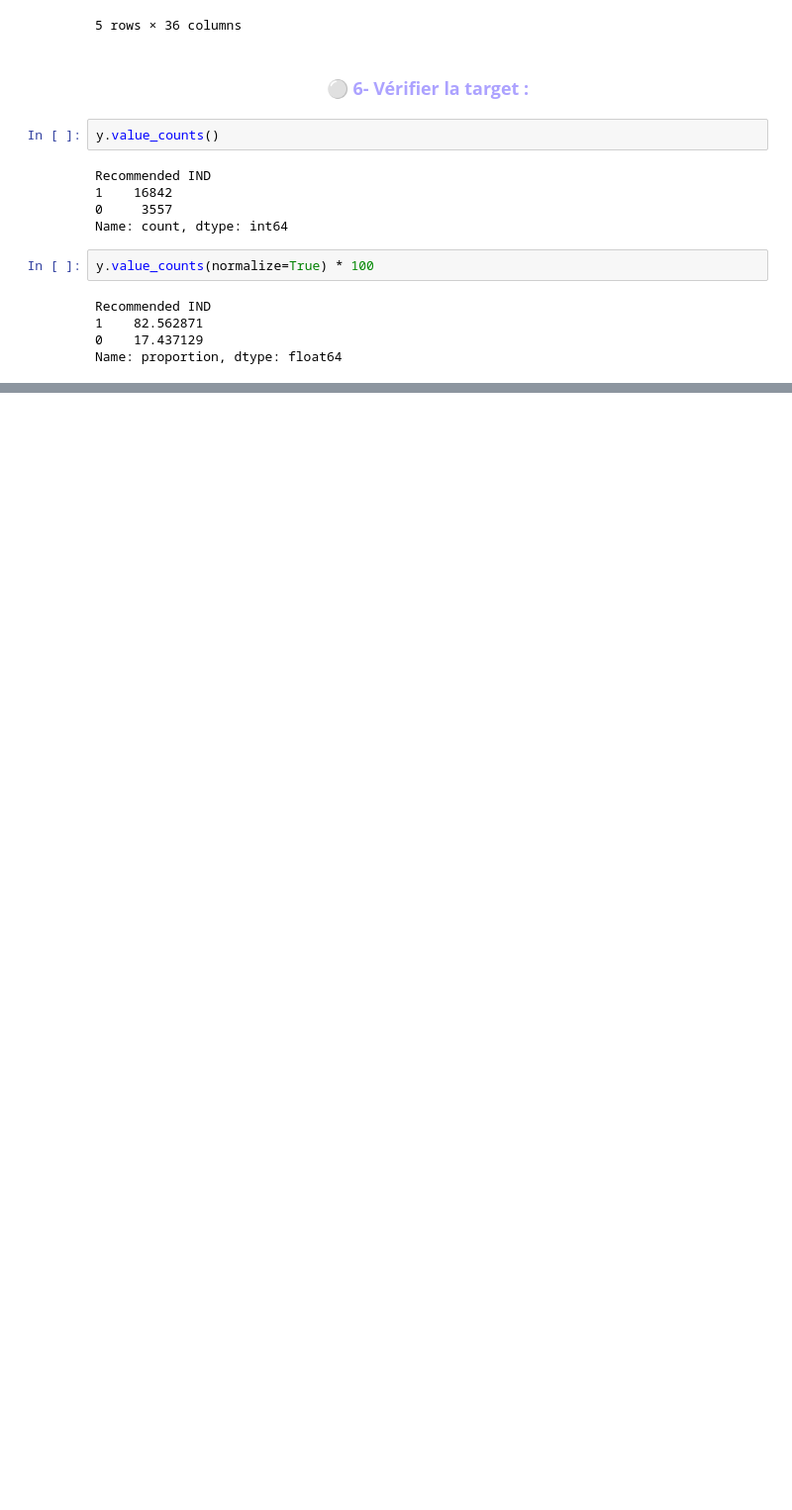
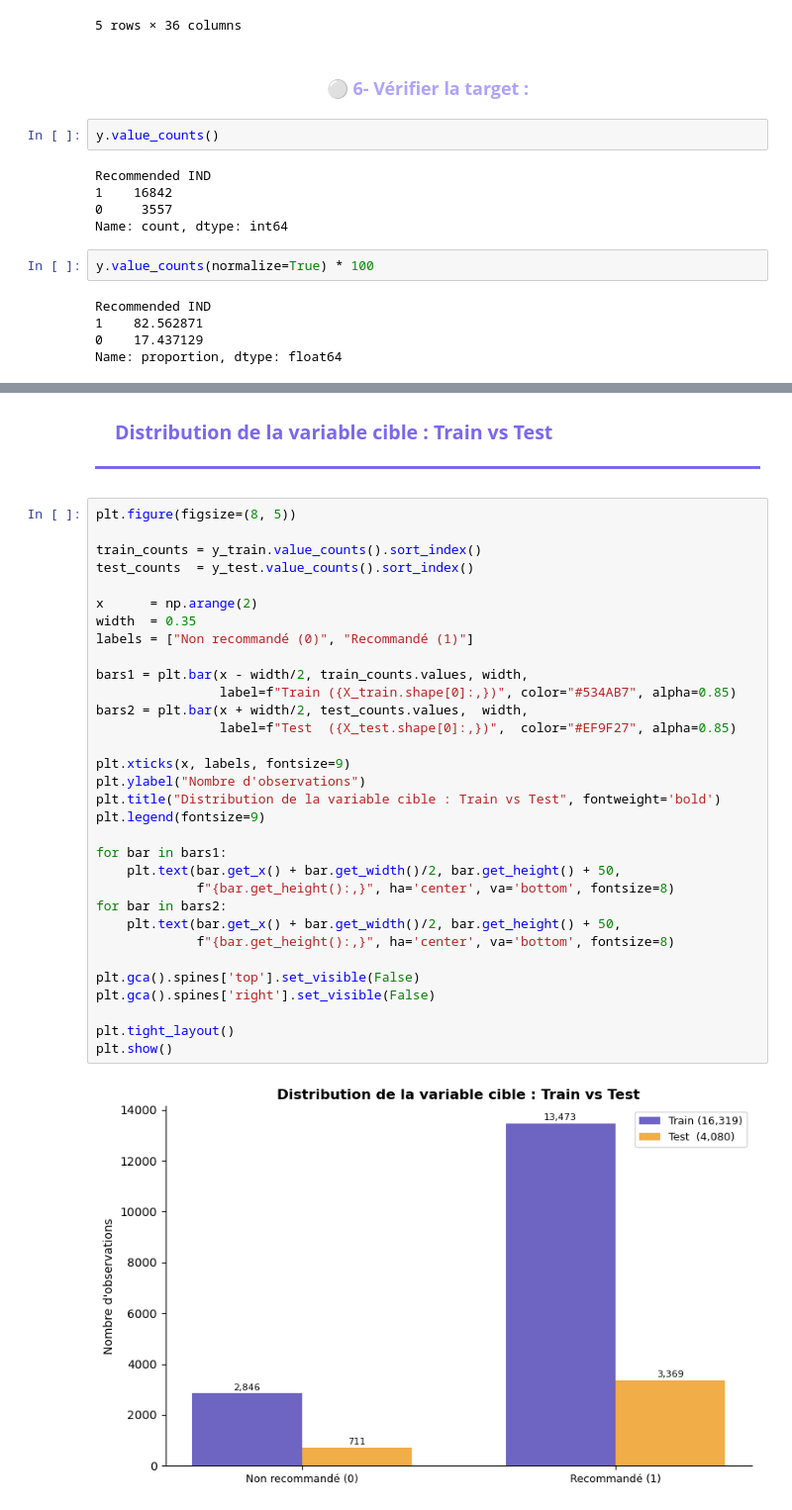
Before and after one commit to BenWafae/womens-ecommerce-product-success, a Jupyter notebook: notebooks/ecommerce_project.ipynb, the cells around one changed output, grey strips where cells are left out. Shown at 99% size. Drawn from its saved outputs; the diff is of its cells as text; blank space fills up the shorter version.

```diff
--- a/notebooks/ecommerce_project.ipynb
+++ b/notebooks/ecommerce_project.ipynb
@@ -1117,0 +1278,40 @@ Name: proportion, dtype: float64
+# %% [markdown]
+<div style="background: linear-gradient(to right, #7B68EE20, #F5F0FF); padding: 12px 20px; border-bottom: 3px solid #7B68EE; max-width: 1350px; font-family: 'Times New Roman'; margin-bottom: 15px;">
+    <p style="font-family: 'Times New Roman'; font-size: 1.4em; font-weight: bold; color: #7B68EE; margin: 0;">
+         Distribution de la variable cible : Train vs Test
+    </p>
+</div>
+# %%
+plt.figure(figsize=(8, 5))
+
+train_counts = y_train.value_counts().sort_index()
+test_counts  = y_test.value_counts().sort_index()
+
+x      = np.arange(2)
+width  = 0.35
+labels = ["Non recommandé (0)", "Recommandé (1)"]
+
+bars1 = plt.bar(x - width/2, train_counts.values, width,
+                label=f"Train ({X_train.shape[0]:,})", color="#534AB7", alpha=0.85)
+bars2 = plt.bar(x + width/2, test_counts.values,  width,
+                label=f"Test  ({X_test.shape[0]:,})",  color="#EF9F27", alpha=0.85)
+
+plt.xticks(x, labels, fontsize=9)
+plt.ylabel("Nombre d'observations")
+plt.title("Distribution de la variable cible : Train vs Test", fontweight='bold')
+plt.legend(fontsize=9)
+
+for bar in bars1:
+    plt.text(bar.get_x() + bar.get_width()/2, bar.get_height() + 50,
+             f"{bar.get_height():,}", ha='center', va='bottom', fontsize=8)
+for bar in bars2:
+    plt.text(bar.get_x() + bar.get_width()/2, bar.get_height() + 50,
+             f"{bar.get_height():,}", ha='center', va='bottom', fontsize=8)
+
+plt.gca().spines['top'].set_visible(False)
+plt.gca().spines['right'].set_visible(False)
+
+plt.tight_layout()
+plt.show()
+# %% [output]
+[figure, added]
```
Also changed, not shown: parts of 30 cells of this notebook.
